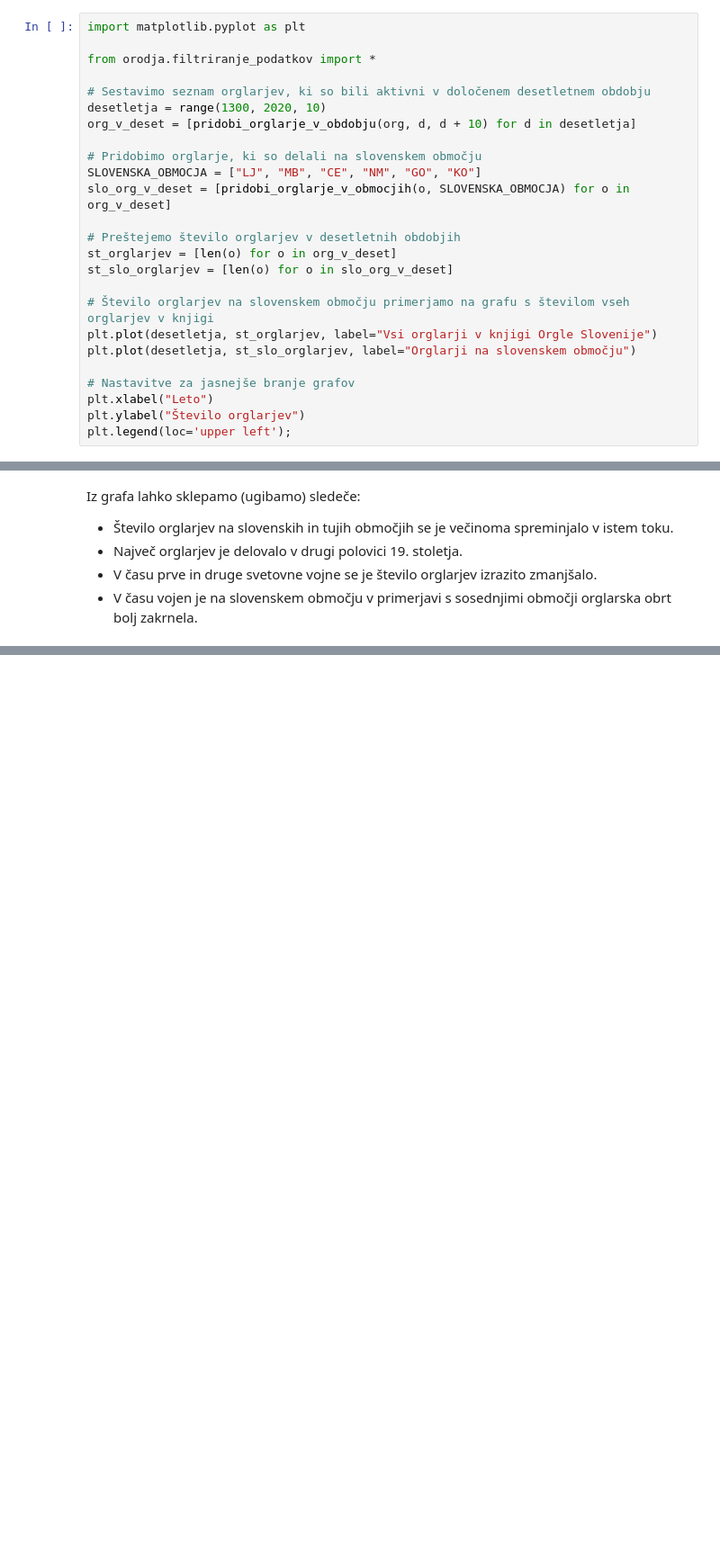
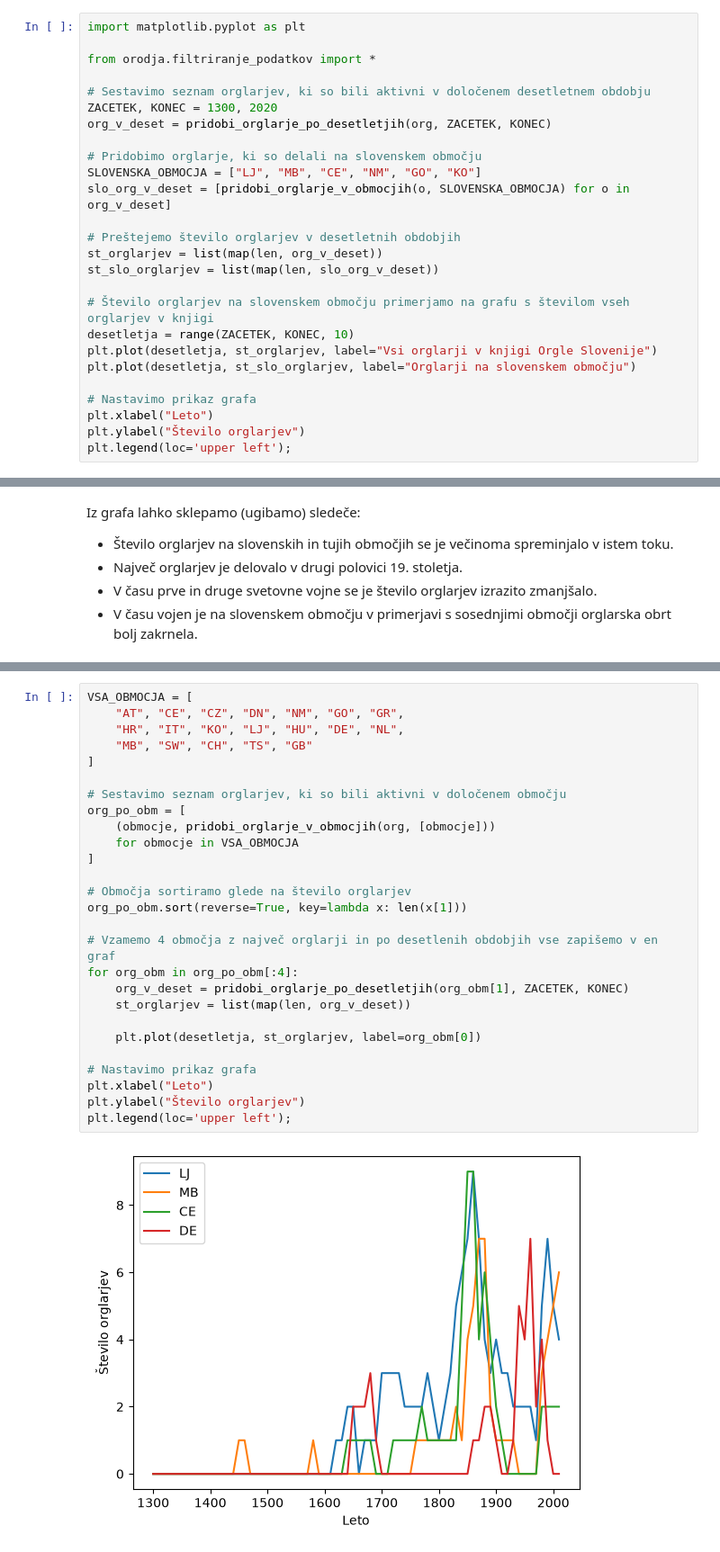
Before and after one commit to PetJer/UVP-projektna-naloga, a Jupyter notebook: analiza.ipynb, the cells around one changed output, grey strips where cells are left out. Shown at 90% size. Drawn from its saved outputs; the diff is of its cells as text; blank space fills up the shorter version.

Commit message:
Dodal analizo: Kako se je spreminjalo število aktivnih orglarjev po območjih

```diff
--- a/analiza.ipynb
+++ b/analiza.ipynb
@@ -37,22 +37,23 @@ import matplotlib.pyplot as plt
 from orodja.filtriranje_podatkov import *
 
 # Sestavimo seznam orglarjev, ki so bili aktivni v določenem desetletnem obdobju
-desetletja = range(1300, 2020, 10)
-org_v_deset = [pridobi_orglarje_v_obdobju(org, d, d + 10) for d in desetletja]
+ZACETEK, KONEC = 1300, 2020
+org_v_deset = pridobi_orglarje_po_desetletjih(org, ZACETEK, KONEC)
 
 # Pridobimo orglarje, ki so delali na slovenskem območju
 SLOVENSKA_OBMOCJA = ["LJ", "MB", "CE", "NM", "GO", "KO"]
 slo_org_v_deset = [pridobi_orglarje_v_obmocjih(o, SLOVENSKA_OBMOCJA) for o in org_v_deset]
 
 # Preštejemo število orglarjev v desetletnih obdobjih
-st_orglarjev = [len(o) for o in org_v_deset]
-st_slo_orglarjev = [len(o) for o in slo_org_v_deset]
+st_orglarjev = list(map(len, org_v_deset))
+st_slo_orglarjev = list(map(len, slo_org_v_deset))
 
 # Število orglarjev na slovenskem območju primerjamo na grafu s številom vseh orglarjev v knjigi
+desetletja = range(ZACETEK, KONEC, 10)
 plt.plot(desetletja, st_orglarjev, label="Vsi orglarji v knjigi Orgle Slovenije")
 plt.plot(desetletja, st_slo_orglarjev, label="Orglarji na slovenskem območju")
 
-# Nastavitve za jasnejše branje grafov
+# Nastavimo prikaz grafa
 plt.xlabel("Leto")
 plt.ylabel("Število orglarjev")
 plt.legend(loc='upper left');
@@ -66,0 +75,29 @@ Iz grafa lahko sklepamo (ugibamo) sledeče:
+# %%
+VSA_OBMOCJA = [
+    "AT", "CE", "CZ", "DN", "NM", "GO", "GR",
+    "HR", "IT", "KO", "LJ", "HU", "DE", "NL",
+    "MB", "SW", "CH", "TS", "GB"
+]
+
+# Sestavimo seznam orglarjev, ki so bili aktivni v določenem območju
+org_po_obm = [
+    (obmocje, pridobi_orglarje_v_obmocjih(org, [obmocje]))
+    for obmocje in VSA_OBMOCJA
+]
+
+# Območja sortiramo glede na število orglarjev
+org_po_obm.sort(reverse=True, key=lambda x: len(x[1]))
+
+# Vzamemo 4 območja z največ orglarji in po desetlenih obdobjih vse zapišemo v en graf
+for org_obm in org_po_obm[:4]:
+    org_v_deset = pridobi_orglarje_po_desetletjih(org_obm[1], ZACETEK, KONEC)
+    st_orglarjev = list(map(len, org_v_deset))
+
+    plt.plot(desetletja, st_orglarjev, label=org_obm[0])
+
+# Nastavimo prikaz grafa
+plt.xlabel("Leto")
+plt.ylabel("Število orglarjev")
+plt.legend(loc='upper left');
+# %% [output]
+[figure, added]
```
Also changed, not shown: parts of 3 cells of this notebook, 2 other files.
